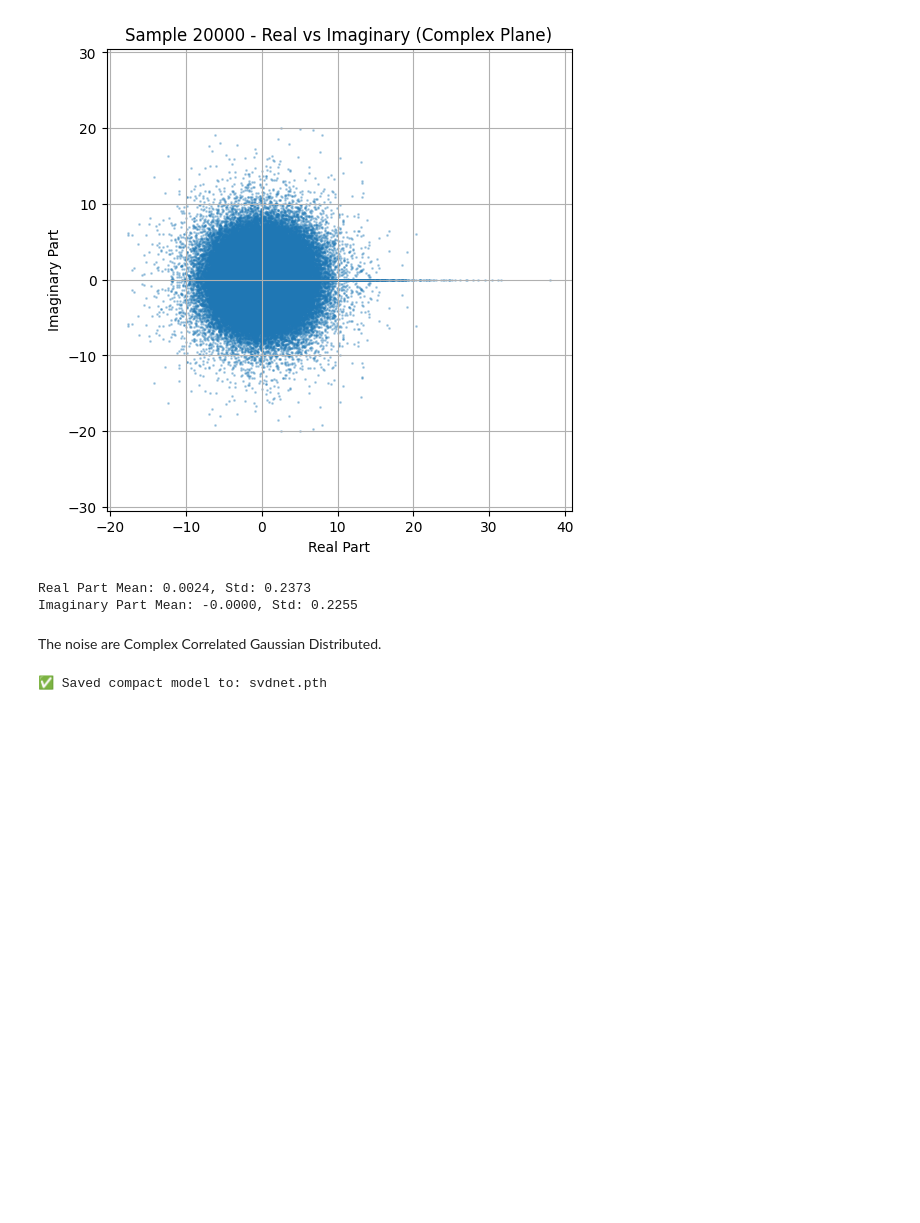
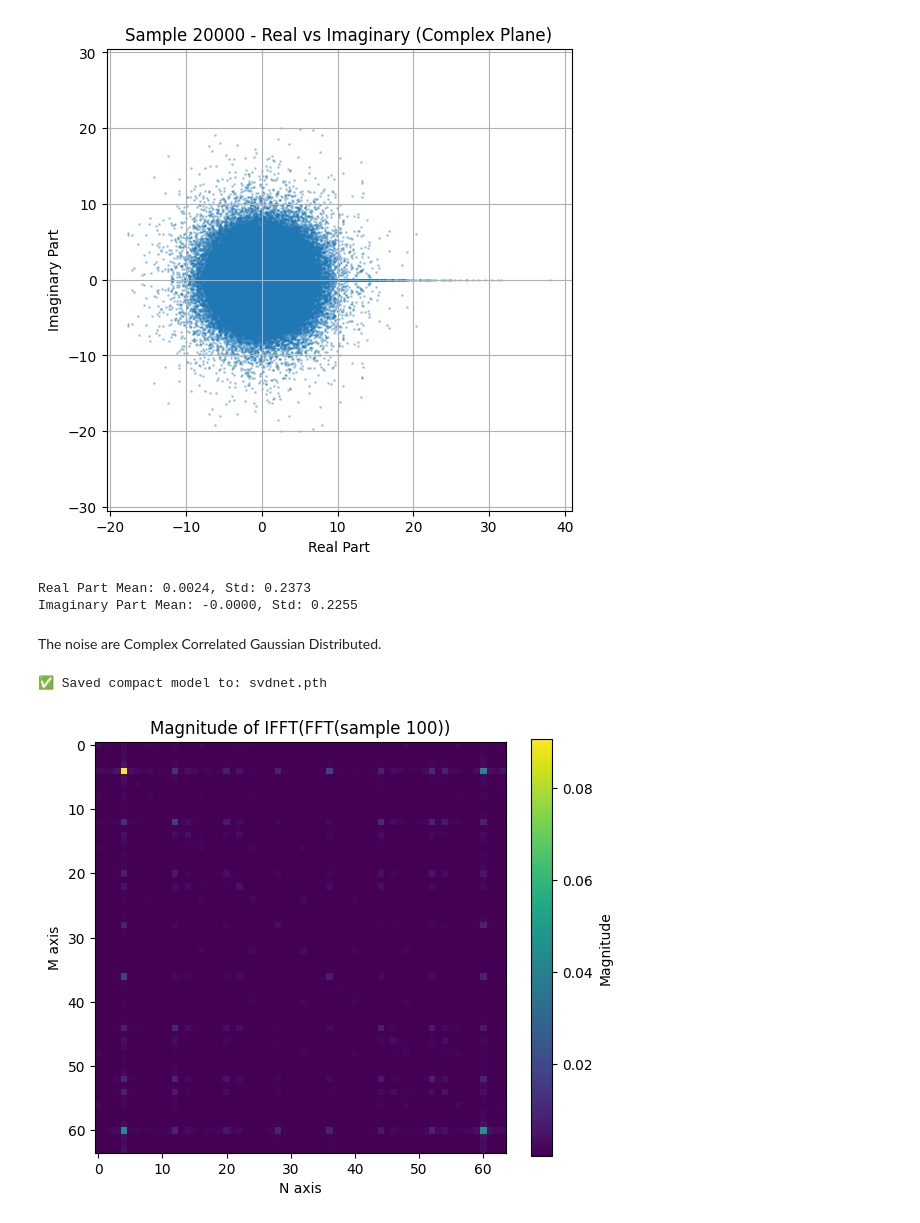
Before and after one commit to warut-cha/SVD, a Jupyter notebook: main.ipynb, the cells around one changed output. Saved outputs shown, nothing was run; the diff lists cells and outputs as text; code cells hidden in the pictures; blank space fills up the shorter version.

```diff
--- a/main.ipynb
+++ b/main.ipynb
@@ -137,3 +137,30 @@ def shrink_model(original_model_path: str, output_path: str):
 shrink_model("SVDNet_model.pth", "svdnet.pth")
 # %% [output]
 ✅ Saved compact model to: svdnet.pth
+# %%
+import numpy as np
+import matplotlib.pyplot as plt
+
+# Load data
+aa = np.load('CompetitionData1/Round1TrainLabel1.npy')  # Shape: (B, M, N, 2)
+
+# Select the 100th sample (index 100)
+aa_1 = aa[100]  # Shape: (M, N, 2)
+
+# Convert to complex matrix
+aa_1_complex = aa_1[..., 0] + 1j * aa_1[..., 1]  # Shape: (M, N), dtype=complex64/complex128
+
+# Apply FFT and then IFFT
+aa_1_fft = np.fft.ifft(np.fft.fft(aa_1_complex, axis=0), axis=1)  # Shape: (M, N), complex
+
+# Plot the absolute value
+plt.figure(figsize=(6, 5))
+plt.imshow(np.abs(aa_1_fft), cmap='viridis')
+plt.title("Magnitude of IFFT(FFT(sample 100))")
+plt.colorbar(label="Magnitude")
+plt.xlabel("N axis")
+plt.ylabel("M axis")
+plt.tight_layout()
+plt.show()
+# %% [output]
+[figure, added]
```
Also changed, not shown: 2 other files.
